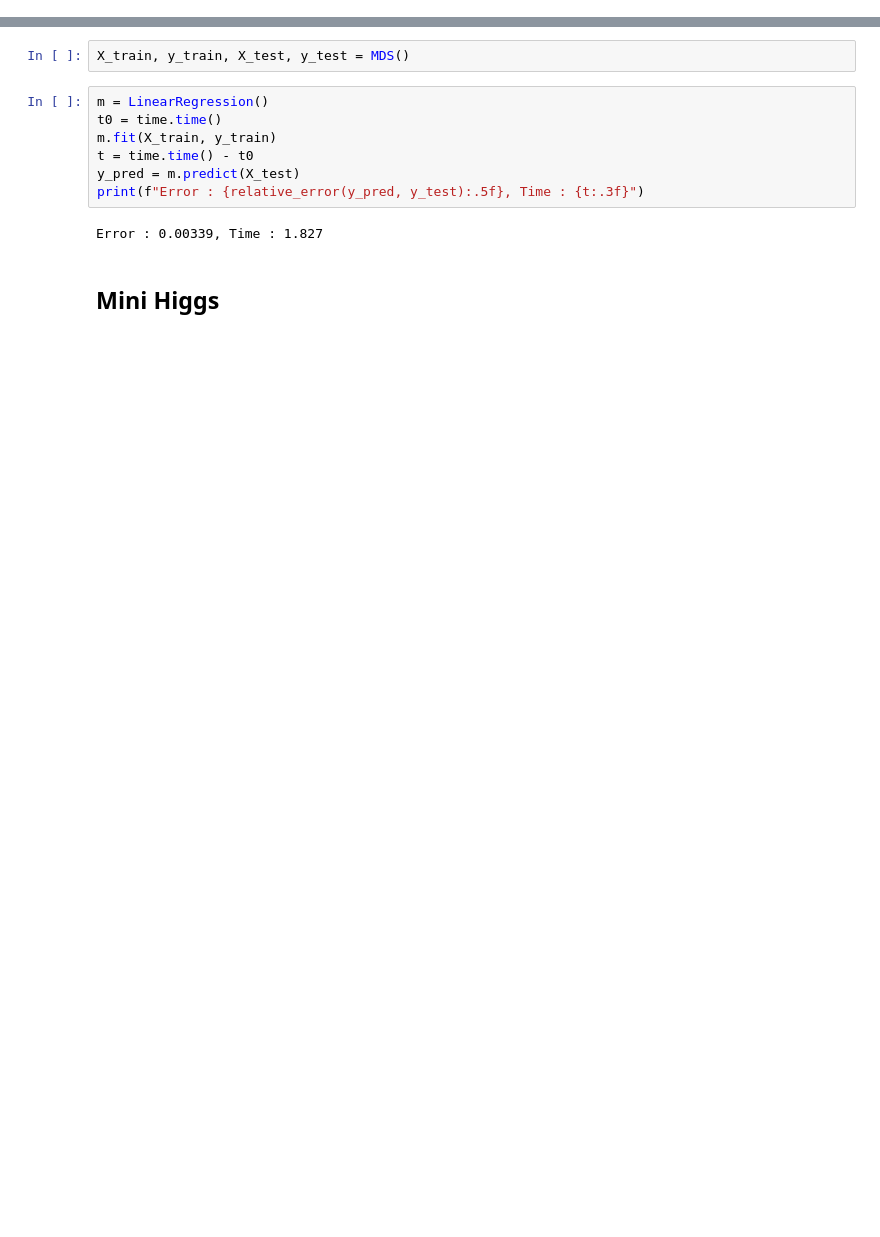
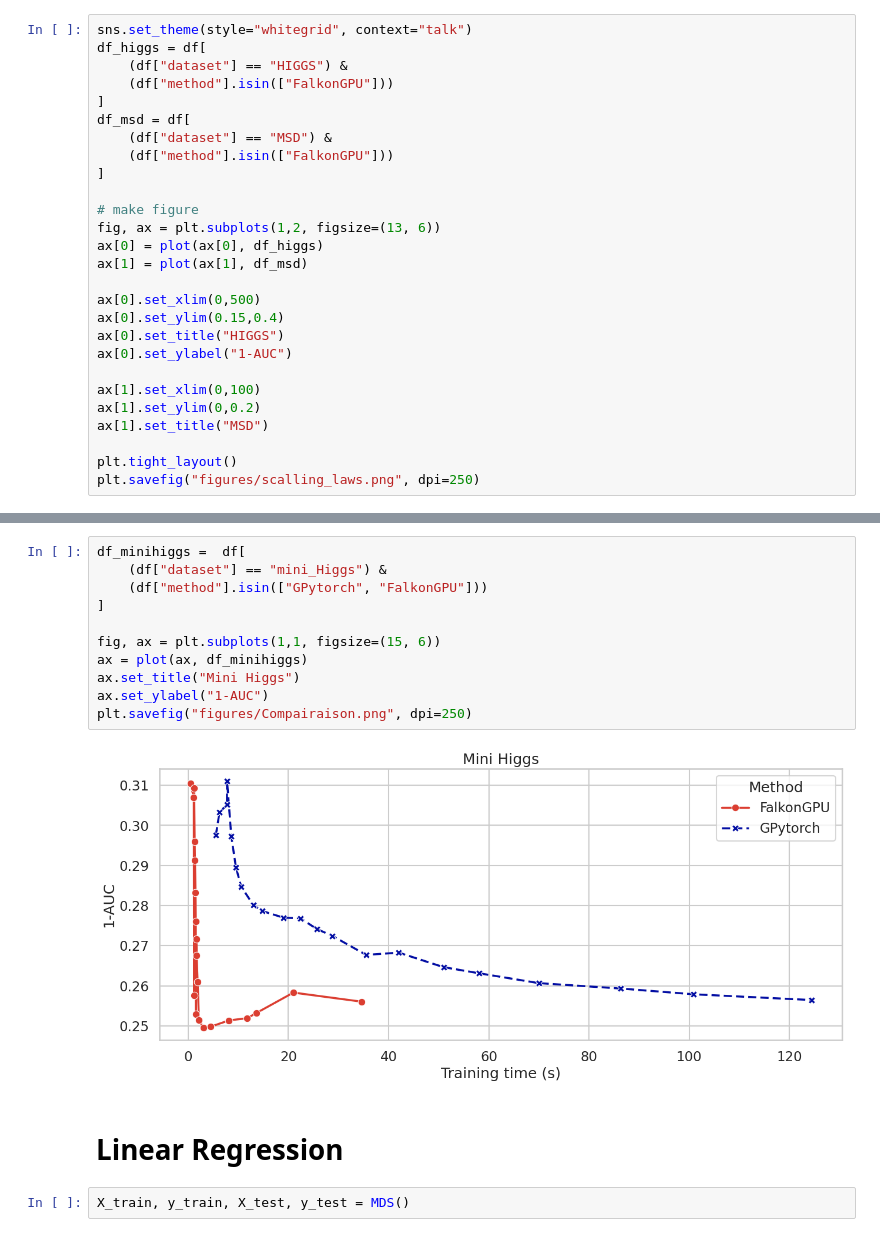
Before and after one commit to fotisk07/GDA-Project, a Jupyter notebook: notebooks/3. Experiments.ipynb, the cells around one changed output, grey strips where cells are left out. Drawn from its saved outputs; the diff is of its cells as text; blank space fills up the shorter version.

```diff
--- a/notebooks/3. Experiments.ipynb
+++ b/notebooks/3. Experiments.ipynb
@@ -9,0 +58,27 @@ import time
+# %%
+sns.set_theme(style="whitegrid", context="talk")
+df_higgs = df[
+    (df["dataset"] == "HIGGS") &
+    (df["method"].isin(["FalkonGPU"]))
+]
+df_msd = df[
+    (df["dataset"] == "MSD") &
+    (df["method"].isin(["FalkonGPU"]))
+]
+
+# make figure
+fig, ax = plt.subplots(1,2, figsize=(13, 6))
+ax[0] = plot(ax[0], df_higgs)
+ax[1] = plot(ax[1], df_msd)
+
+ax[0].set_xlim(0,500)
+ax[0].set_ylim(0.15,0.4)
+ax[0].set_title("HIGGS")
+ax[0].set_ylabel("1-AUC")
+
+ax[1].set_xlim(0,100)
+ax[1].set_ylim(0,0.2)
+ax[1].set_title("MSD")
+
+plt.tight_layout()
+plt.savefig("figures/scalling_laws.png", dpi=250)
@@ -10,13 +87,17 @@ import time
+# %%
+df_minihiggs =  df[
+    (df["dataset"] == "mini_Higgs") &
+    (df["method"].isin(["GPytorch", "FalkonGPU"]))
+]
+
+fig, ax = plt.subplots(1,1, figsize=(15, 6))
+ax = plot(ax, df_minihiggs)
+ax.set_title("Mini Higgs")
+ax.set_ylabel("1-AUC")
+plt.savefig("figures/Compairaison.png", dpi=250)
+# %% [output]
+[figure, added]
+# %% [markdown]
+# Linear Regression
 # %%
 X_train, y_train, X_test, y_test = MDS()
-# %%
-m = LinearRegression()
-t0 = time.time()
-m.fit(X_train, y_train)
-t = time.time() - t0
-y_pred = m.predict(X_test)
-print(f"Error : {relative_error(y_pred, y_test):.5f}, Time : {t:.3f}")
-# %% [output]
-Error : 0.00339, Time : 1.827
-# %% [markdown]
-## Mini Higgs
```
Also changed, not shown: parts of 9 cells of this notebook, 38 other files.
